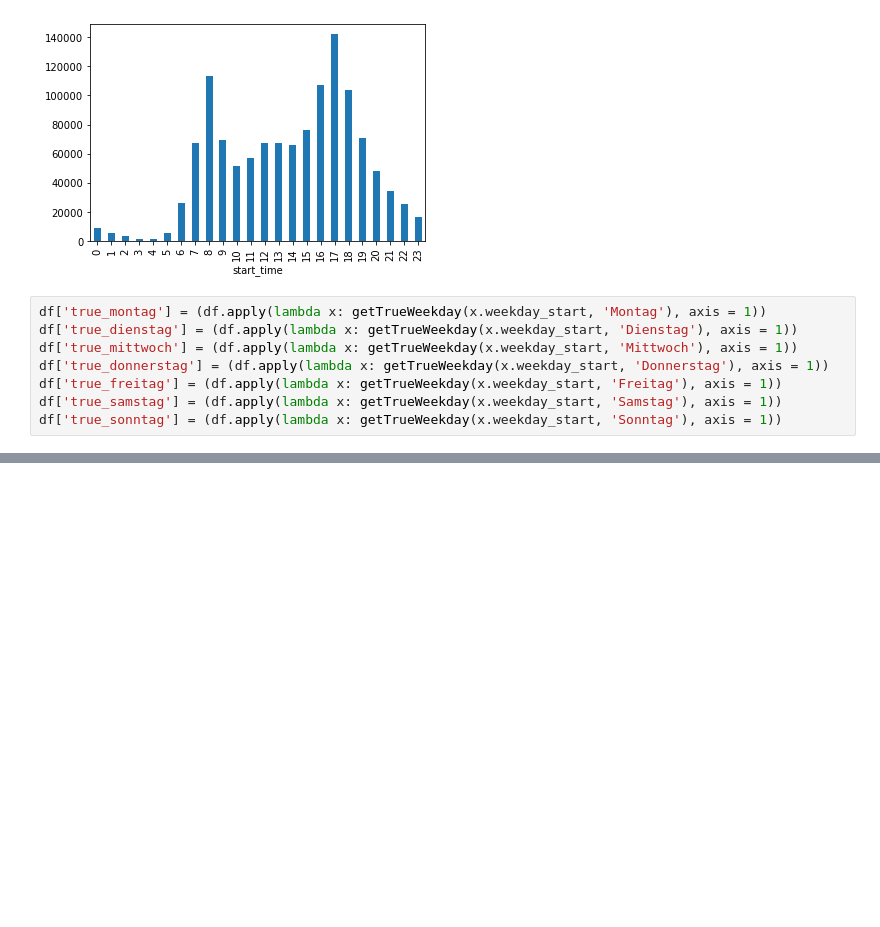
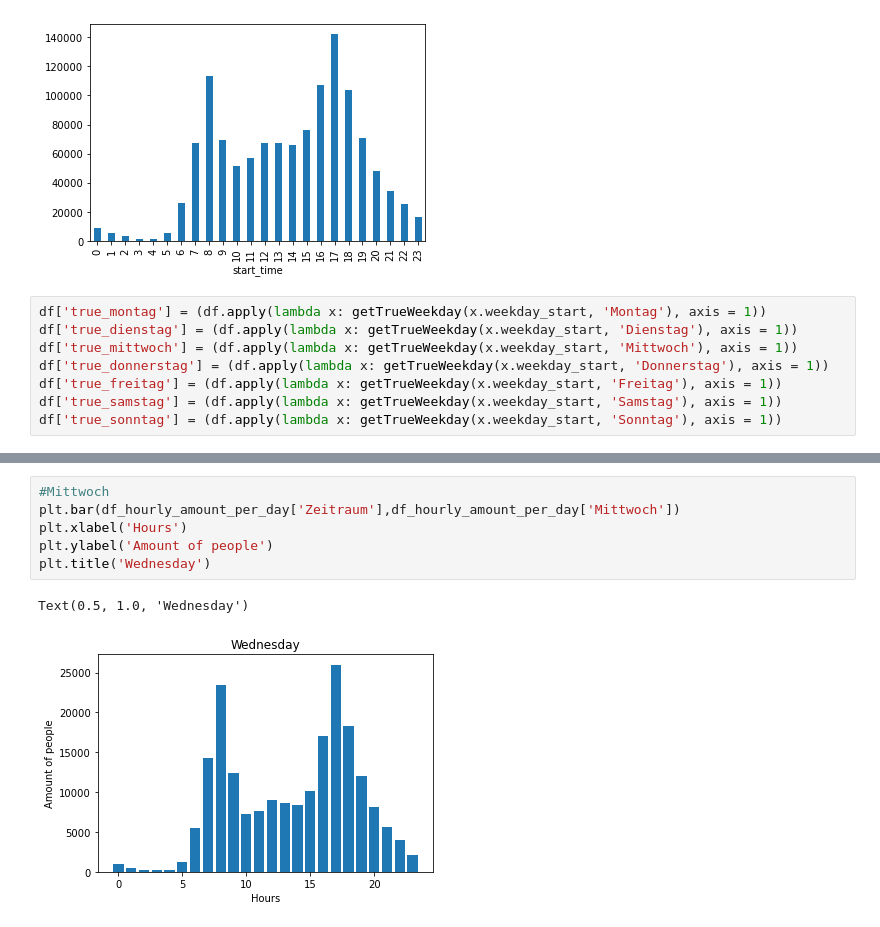
Before and after one commit to renefreitag/Data_Vipers, a Jupyter notebook: CBA/daniel_CBA.ipynb, the cells around one changed output, grey strips where cells are left out. Cells and saved outputs as stored; diff of their text form; blank space fills up the shorter version.

```diff
--- a/CBA/daniel_CBA.ipynb
+++ b/CBA/daniel_CBA.ipynb
@@ -218,0 +292,9 @@ df['true_sonntag'] = (df.apply(lambda x: getTrueWeekday(x.weekday_start, 'Sonnta
+# %%
+#Mittwoch
+plt.bar(df_hourly_amount_per_day['Zeitraum'],df_hourly_amount_per_day['Mittwoch'])
+plt.xlabel('Hours')
+plt.ylabel('Amount of people')
+plt.title('Wednesday')
+# %% [output]
+Text(0.5, 1.0, 'Wednesday')
+[figure, added]
```
Also changed, not shown: parts of 41 cells of this notebook.
